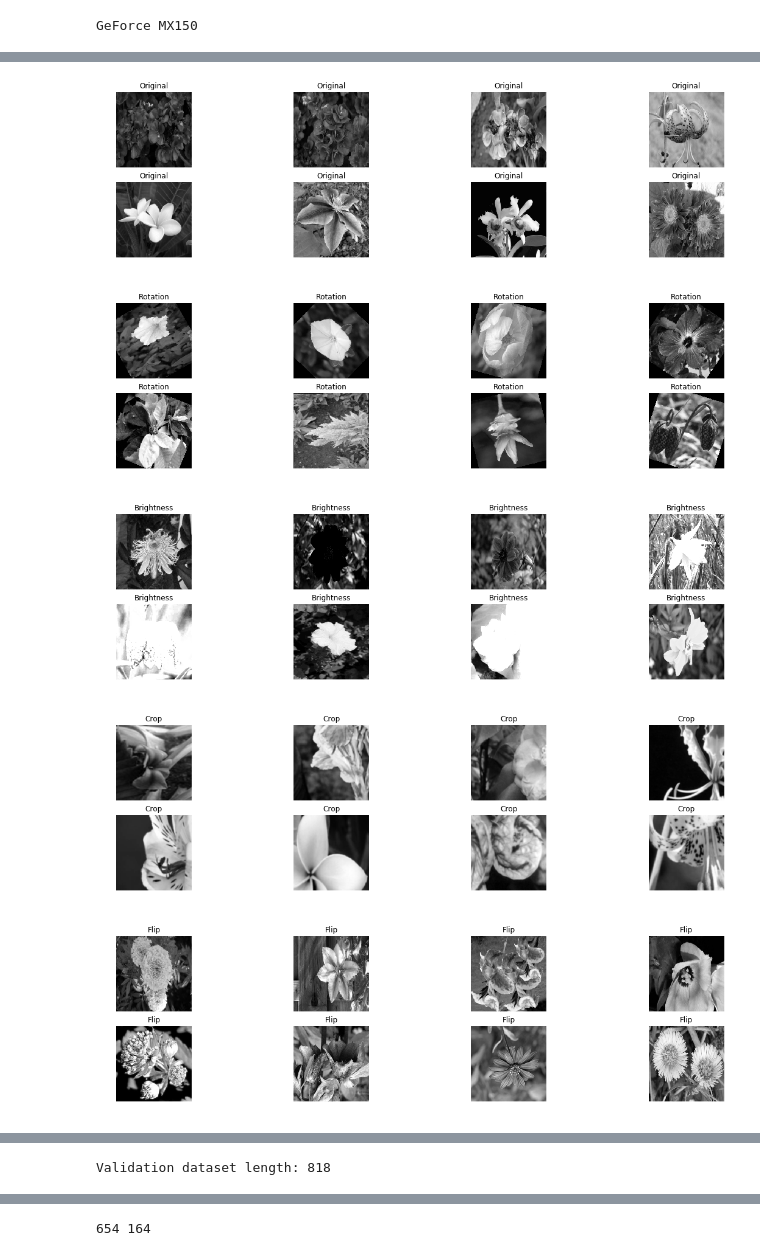
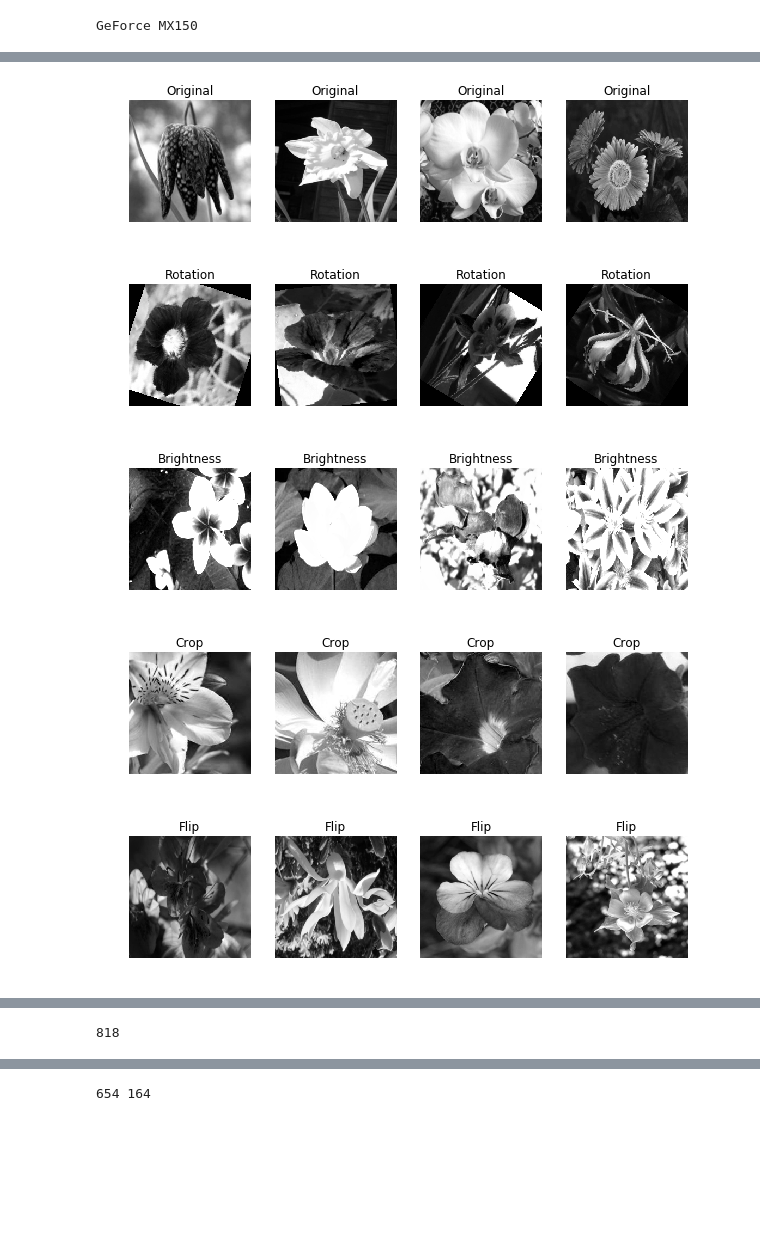
Before and after one commit to hydroxion/flower, a Jupyter notebook: notebooks/vida.ipynb, the cells around one changed output, grey strips where cells are left out. Cells and saved outputs as stored; diff of their text form; code cells hidden in the pictures; blank space fills up the shorter version.

Commit message:
Batch size fixed

```diff
--- a/notebooks/vida.ipynb
+++ b/notebooks/vida.ipynb
@@ -300,20 +252,19 @@ Train dataset length: 39312
 # %%
 # Plot train dataset
 %matplotlib inline
 
-for item in train_vectors:
+for obj in train_vector:
     # Get epoch
-    images_train, labels_train = iter(item['data']).next()
+    images_train, labels_train = iter(obj['data']).next()
+
+    # Create buffer
+    figure, axe = pp.subplots(nrows=1, ncols=4, figsize=(10, 10))
 
     # Plot images
-    figure, axe = pp.subplots(nrows=2, ncols=4, figsize=(20, 5))
-
-    # plot(axe = axe, images = images_train, color = True, title = item['title'])  # RGB (disable the normalization)
-
-    plot(axe = axe, images = images_train[:, 1], title = item['title'])
+    plot(axe = axe, images = images_train[:, 1], title = obj['title'])
 # %% [output]
-[figure, old version]
+[figure, new version]
-[figure, old version]
+[figure, new version]
-[figure, old version]
+[figure, new version]
-[figure, old version]
+[figure, new version]
-[figure, old version]
+[figure, new version]
@@ -322,10 +272,12 @@ for item in train_vectors:
 # Validation dataset
 height_validation, width_validation = 224, 224
 
-validation_batch_size = 64
+batch_size_validation = 64
 
-validation_num_workers = 10
+num_workers_validation = 0
 
+path_validation = '../data/valid'
+# Default transform
 transform_validation = [
     torchvision.transforms.Resize((height_validation, width_validation)),
     torchvision.transforms.ToTensor(),
@@ -333,14 +285,16 @@ transform_validation = [
 ]
 
 # Validation
-validation = load(
-    path='../data/valid',
-    transform=torchvision.transforms.Compose(transform_validation)
+validation = torch.utils.data.DataLoader(
+    load(path = path_validation, transform=torchvision.transforms.Compose(transform_validation)),
+    batch_size = batch_size_validation,
+    num_workers = num_workers_validation,
+    shuffle = True
 )
 
-print(f'Validation dataset length: {len(validation.dataset)}')
+print(len(validation.dataset))
 # %% [output]
-Validation dataset length: 818
+818
 # %%
 # Plot validation dataset
 %matplotlib inline
```
Also changed, not shown: parts of 13 cells of this notebook.
